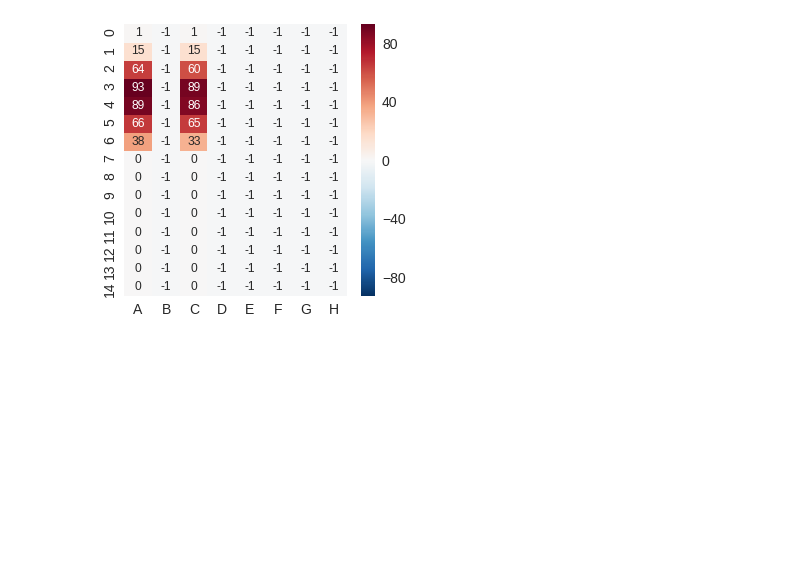
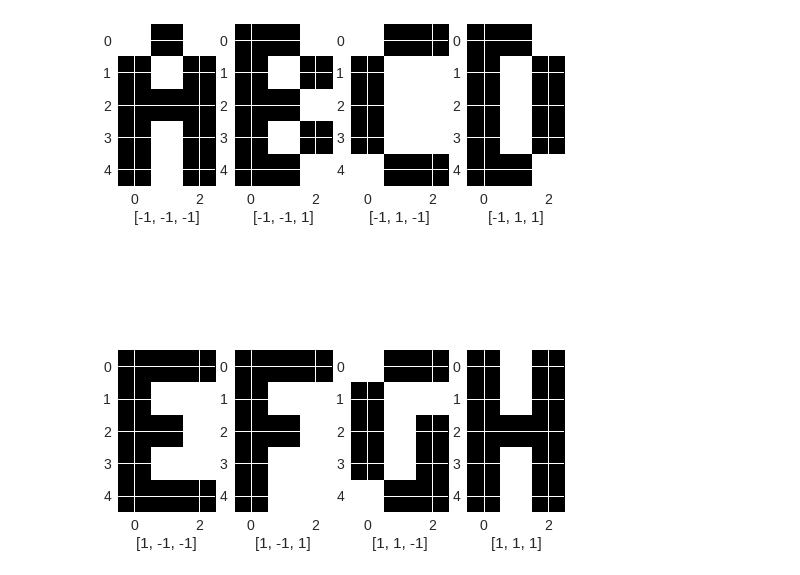
Before and after one commit to puraminy/mini_proj2, a Jupyter notebook: BAM3.ipynb, the cells around one changed output. Saved outputs shown, nothing was run; the diff lists cells and outputs as text; code cells hidden in the pictures; blank space fills up the shorter version.

```diff
--- a/BAM3.ipynb
+++ b/BAM3.ipynb
@@ -49,6 +52,8 @@ def test_noise (inp, te_n, n_n): #inp:input vector te_n: number of noisy samples
 # %%
 import numpy as np
 import random
+import seaborn as sn
+import pandas  as pd
 
 A = [-1, 1, -1, 1, -1, 1, 1, 1, 1, 1, -1, 1, 1, -1, 1]
 tA = [-1, -1,-1]
@@ -73,25 +78,33 @@ letters ={"A" : A,"B" : B, "C" : C,"D":D, "E":E,"F":F,"G":G,"H":H}
 targets ={"A" : tA,"B": tB, "C" : tC, "D" : tD,
            "E" : tE,"F": tF, "G" : tG, "H" : tH}
 
-# fig, axes = plt.subplots(2, 4)
-# plt.subplots_adjust(left=None, bottom=None, right=None, top=None, wspace=None, hspace=0.5)
-# for i in range(4):
-#   draw_img(axes[0,i], X[i])
-#   xlabel = Y[i]; axes[0,i].set_xlabel(xlabel)
-#   draw_img(axes[1,i], X[i+4])
-#   xlabel = Y[i+4]; axes[1,i].set_xlabel(xlabel)
+#Draw Images
+fig = plt.figure(figsize = (8,10))
+plt.subplots_adjust(left=None, bottom=None, right=None, top=None, wspace=None, hspace=0.5)
 
+i = 0
+for key, value in letters.items():
+  ax = fig.add_subplot(2,4,i+1)
+  draw_img(ax, value)
+  xlabel = targets[key];
+  ax.set_xlabel(xlabel)
+  i+=1
+plt.show()
+
+# Create various datesets
 ds=[]
 
-ds.append(dict((k, letters[k]) for k in ('A','C'))) #0
-ds.append(dict((k, letters[k]) for k in ('A','B')))
-ds.append(dict((k, letters[k]) for k in ('E','D'))) #2
-ds.append(dict((k, letters[k]) for k in ('D','C')))
-ds.append(dict((k, letters[k]) for k in ('A','B','C'))) #4
-ds.append(dict((k, letters[k]) for k in ('F','C','H')))
-ds.append(dict((k, letters[k]) for k in ('A','B','C','D','E')))
-ds.append(dict((k, letters[k]) for k in ('A','B','C','D','E','F')))
-ds.append(dict((k, letters[k]) for k in ('A','B','C','D','E','F','G','H'))) #8
+ds.append(dict((k, letters[k]) for k in ('A', 'B'))) #0
+ds.append(dict((k, letters[k]) for k in ('A', 'C')))
+ds.append(dict((k, letters[k]) for k in ('A','D')))
+
+ds.append(dict((k, letters[k]) for k in ('A','E'))) #3
+ds.append(dict((k, letters[k]) for k in ('A','F','B')))
+
+ds.append(dict((k, letters[k]) for k in ('A','G','H')))
+ds.append(dict((k, letters[k]) for k in ('F','G','H')))
+
+ds.append(dict((k, letters[k]) for k in ('A','B','C', 'D','E','F','G','H'))) #7
 
 
 let_list = [v for v in letters.keys()]
@@ -99,11 +112,12 @@ let_list = [v for v in letters.keys()]
 
 ds_index = 0
 
-# ds = [ds[8]]
+fig = plt.figure(figsize = (22,40))
+plt.subplots_adjust(hspace=0.3,bottom=0.3)
 
-for data in ds:
-  print("==========")
-  print(data.keys())
+for data in ds[:6]:
+
+#   print(data.keys())
   pairs = []
 
   for key,value in data.items():
@@ -111,15 +125,26 @@ for data in ds:
     pairs.append([value, y])
 
   bam = BAM(pairs)
+
+
   max_distort = 15
 
-  acc_mat = np.full((max_distort, 8),-1)
 
-
+  tot = 0
+  yy = 0
+  dt = 2
+  ii=0
+  acc_mat = np.full((max_distort, 8),-1.0)
   for distort in range(max_distort):
     for key,letter in data.items():
       target = targets[key]
-      test_data=test_noise(letter, 100, distort)
+      test_data=make_test_data(letter, 1000, distort, dt)
+      n_samples = len(test_data)
+#       ax = fig.add_subplot(4,8, ii+1)
+# #       print(f"len test data {distort}:", n_samples)
+#       ax.set_title(f"number of noisy pixels: {distort}")
+#       for i in range(min(n_samples,5)):
+#         draw_img(ax,test_data[i])
       success = 0
       for i,noisy_data in enumerate(test_data):
         predicted = bam.get_assoc(noisy_data)
@@ -128,21 +153,29 @@ for data in ds:
 
 #       print(f"Accuracy of {key}= {success}")
       let_index = let_list.index(key)
-      acc_mat[distort, let_index] = success
+      acc_mat[distort, let_index] = round(success / n_samples,2)*100
+      tot += success
+      yy += n_samples
+      ii+=1
 
-    ds_index+=1
 
-  print("Accuracy matrix: rows: distortion, columns: letters")
+#   print("Accuracy matrix: rows: distortion, columns: letters")
 #   print_formatted(range(len(ds)), let_list, acc_mat)
     # Visualizing of Hamming Distance
-  import seaborn as sn
-  import pandas  as pd
 
   df_hammY = pd.DataFrame(acc_mat, range(max_distort),range(len(let_list)))
   axlabels = range(max_distort)
 
-  plt.figure(figsize = (5,5))
+
+  ax = fig.add_subplot(4,3,ds_index+1) #plt.subplot2grid((10,2),(ds_index, ds_index % 2), colspan=1)
+  ax.set_title(f"total acc: {np.round(tot / yy,2)}")
+  ax.set_xlabel("Noise")
+  ax.set_ylabel("Letter")
+
   sn.set(font_scale=1.4)#for label size
-  sn.heatmap(df_hammY, annot=True,annot_kws={"size": 12}, xticklabels=let_list, yticklabels=axlabels)# font size
-  plt.show()
+  sn.heatmap(df_hammY, annot=True,annot_kws={"size": 12}, xticklabels=let_list, yticklabels=axlabels,cbar=False)# font size
+
+  ds_index+=1
+
+plt.show()
 # %% [output]
@@ -152 +182 @@ Accuracy matrix: rows: distortion, columns: letters
-[figure, old version]
+[figure, new version]
```
Also changed, not shown: parts of 2 cells of this notebook.
